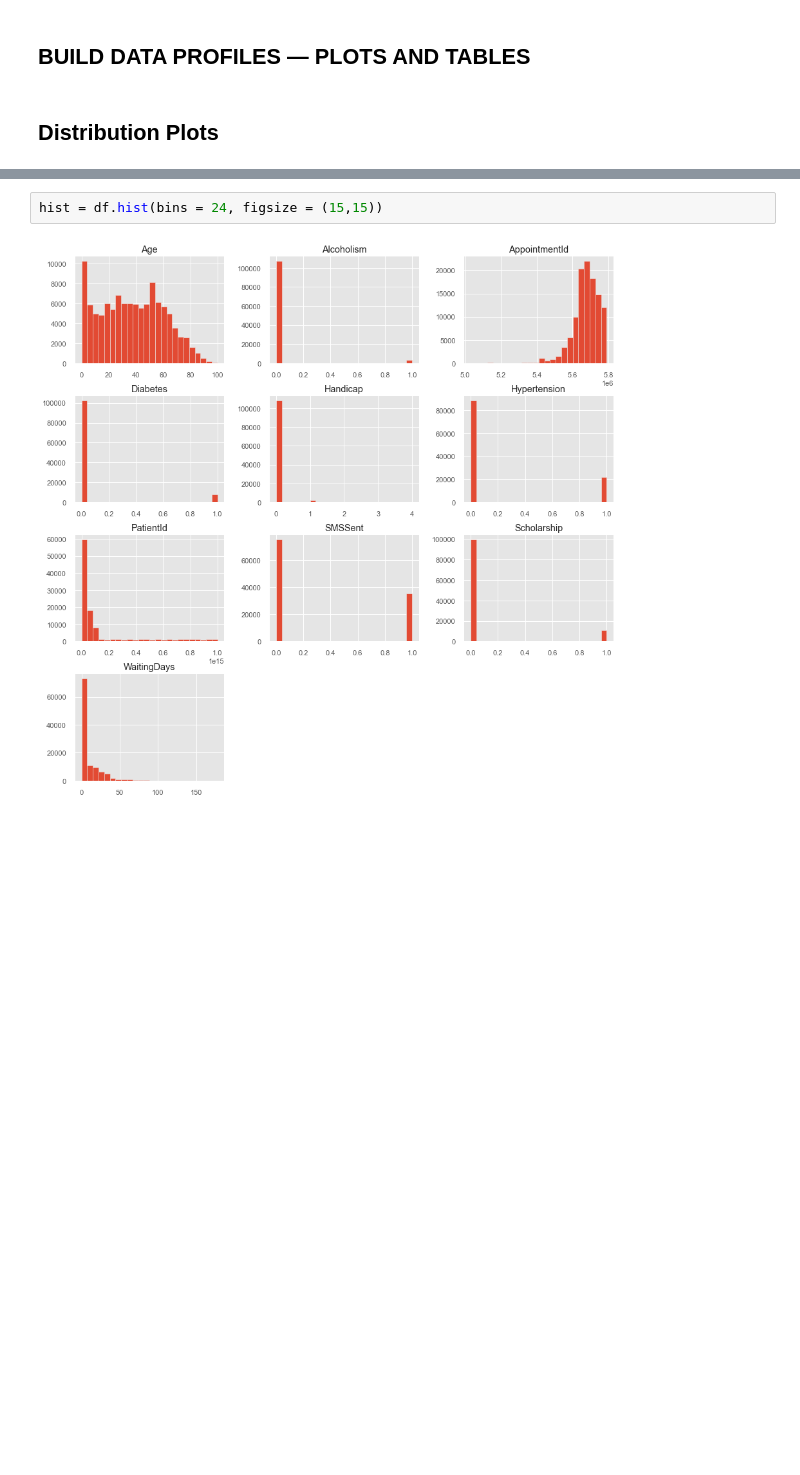
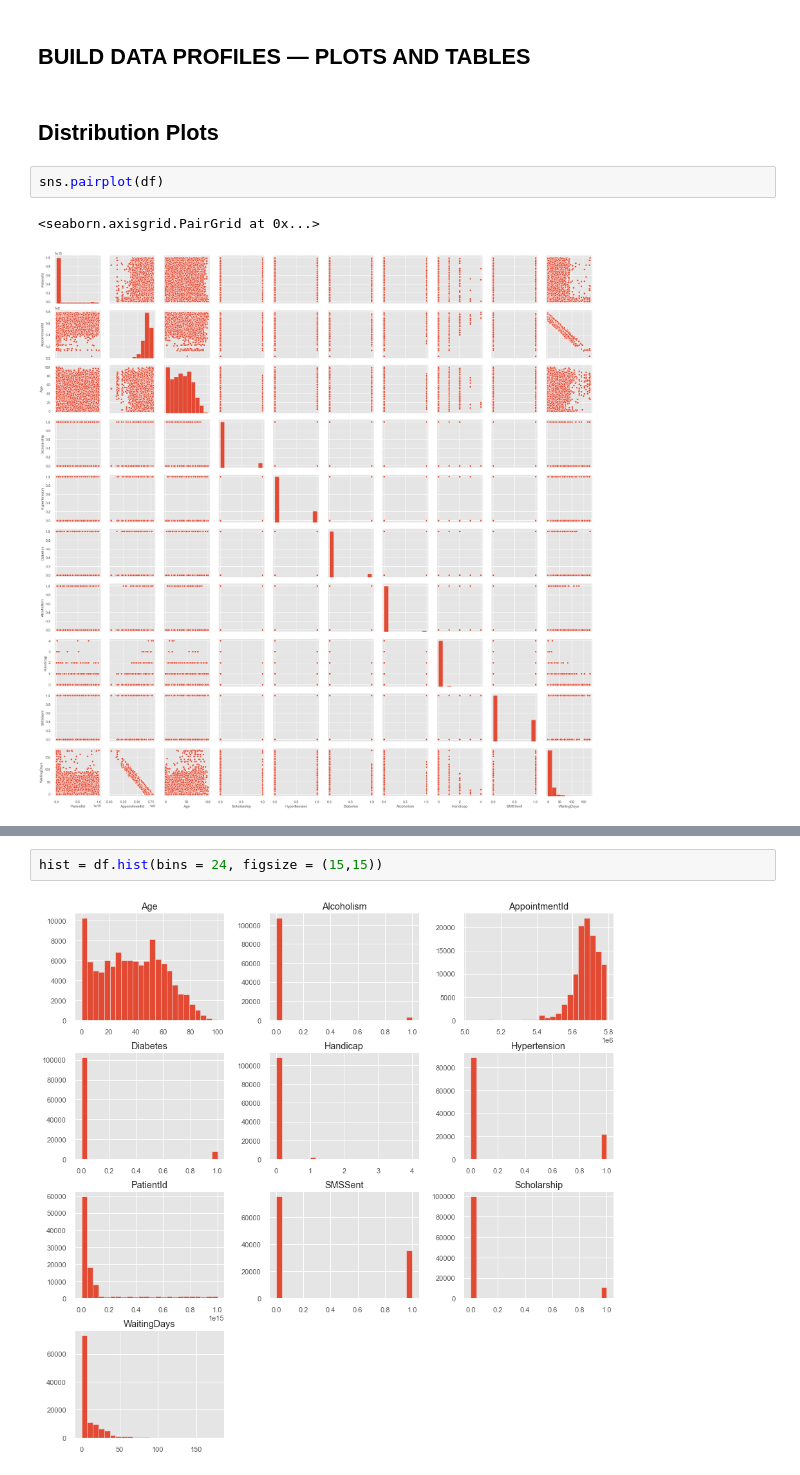
Before and after one commit to asaadkhattab/MedicalAppointmentNoShowsCapstone, a Jupyter notebook: 3_ExploratoryDataAnalysis.ipynb, the cells around one changed output, grey strips where cells are left out. Saved outputs shown, nothing was run; the diff lists cells and outputs as text; blank space fills up the shorter version.

```diff
--- a/3_ExploratoryDataAnalysis.ipynb
+++ b/3_ExploratoryDataAnalysis.ipynb
@@ -82,3 +82,8 @@ df.describe().T
 ##  BUILD DATA PROFILES — PLOTS AND TABLES
 # %% [markdown]
 ## Distribution Plots
+# %%
+sns.pairplot(df)
+# %% [output]
+<seaborn.axisgrid.PairGrid at 0x...>
+[figure, added]
```
Also changed, not shown: parts of 20 cells of this notebook.
